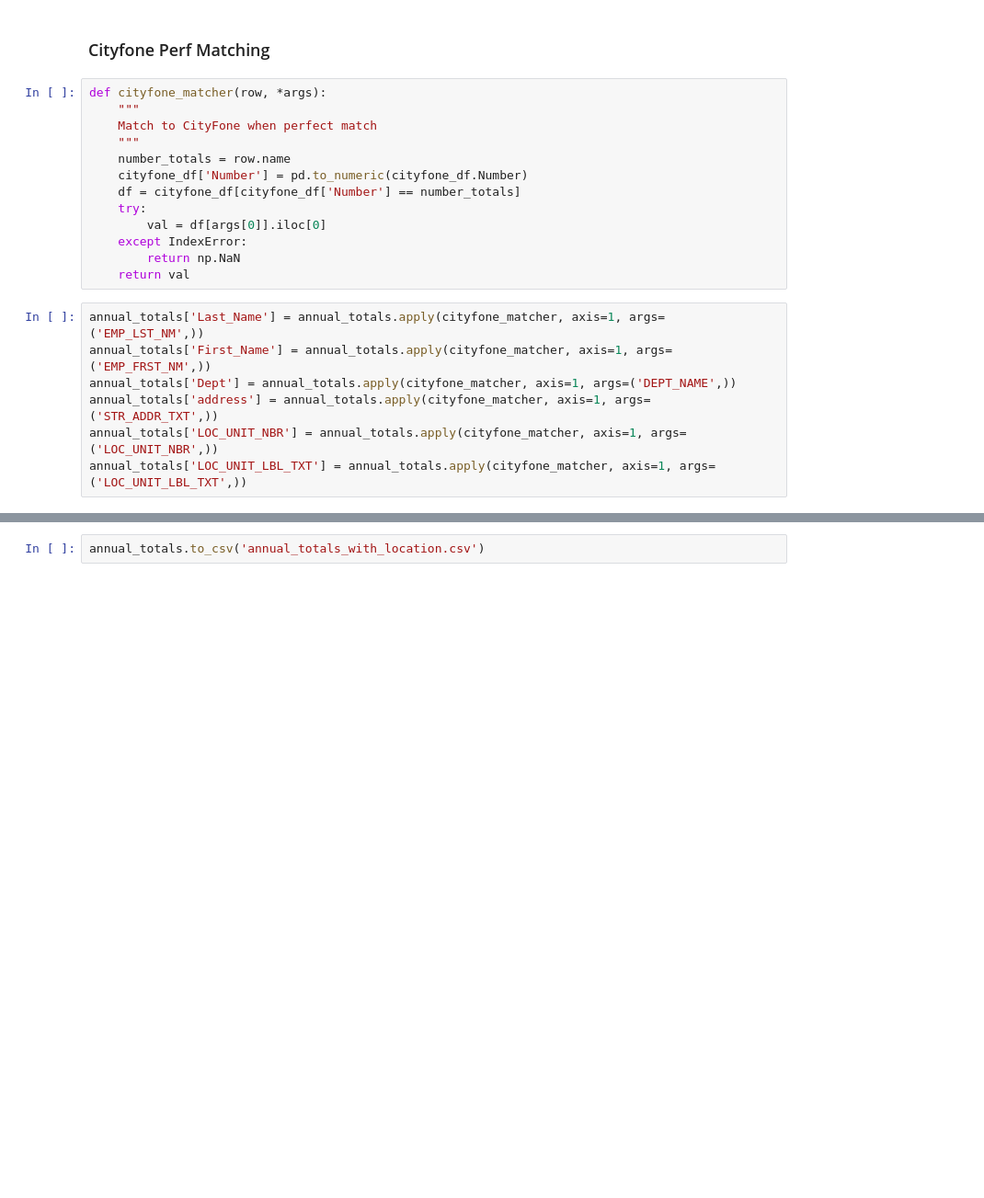
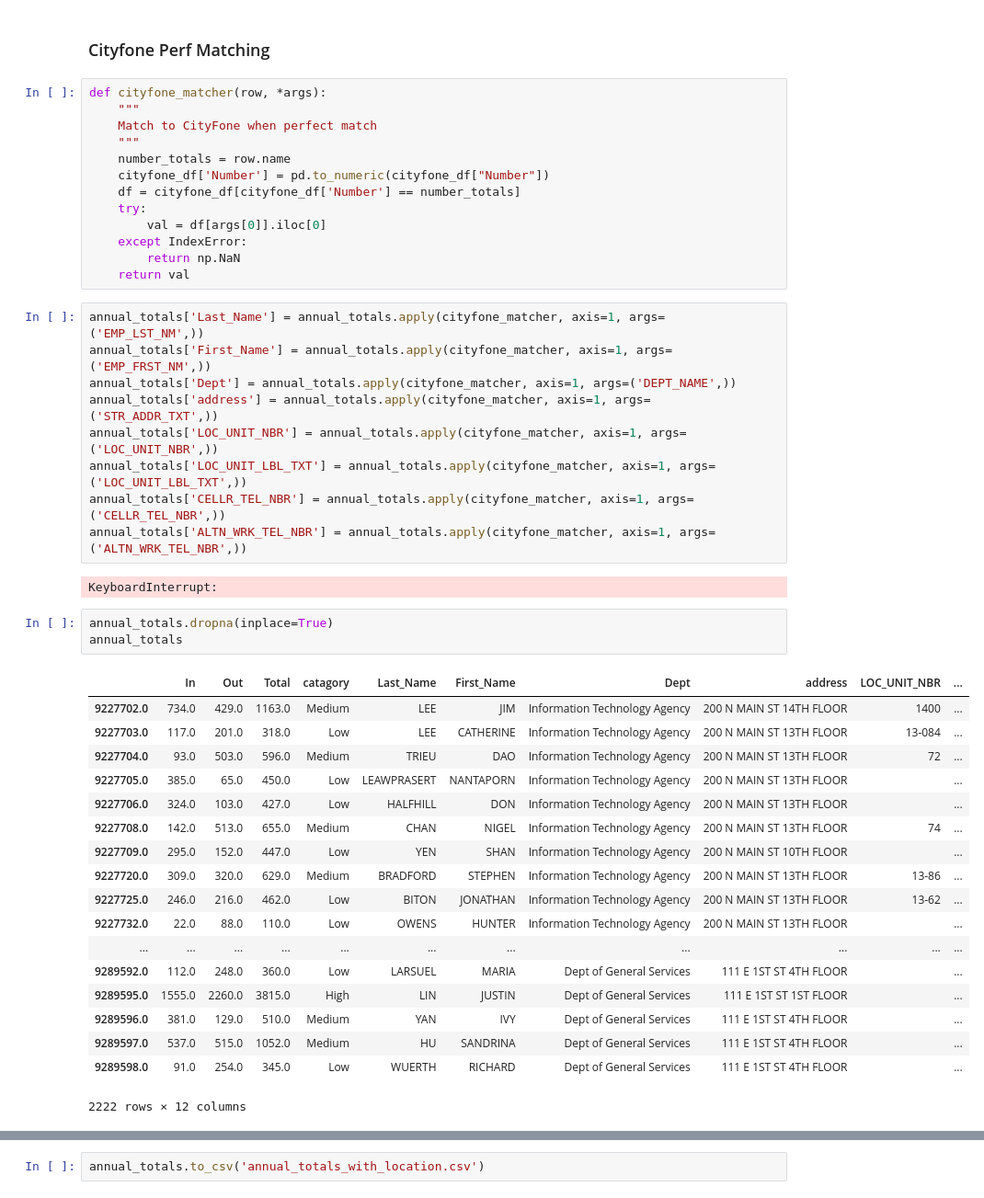
Before and after one commit to CityOfLosAngeles/pbx-analysis, a Jupyter notebook: DataCleaning.ipynb, the cells around one changed output, grey strips where cells are left out. Shown at 92% size. Saved outputs shown, nothing was run; the diff lists cells and outputs as text; blank space fills up the shorter version.

```diff
--- a/DataCleaning.ipynb
+++ b/DataCleaning.ipynb
@@ -203,7 +212,7 @@ def cityfone_matcher(row, *args):
     Match to CityFone when perfect match
     """
     number_totals = row.name
-    cityfone_df['Number'] = pd.to_numeric(cityfone_df.Number)
+    cityfone_df['Number'] = pd.to_numeric(cityfone_df["Number"])
     df = cityfone_df[cityfone_df['Number'] == number_totals]
     try:
         val = df[args[0]].iloc[0]
@@ -217,4 +226,30 @@ annual_totals['Dept'] = annual_totals.apply(cityfone_matcher, axis=1, args=('DEP
 annual_totals['address'] = annual_totals.apply(cityfone_matcher, axis=1, args=('STR_ADDR_TXT',))
 annual_totals['LOC_UNIT_NBR'] = annual_totals.apply(cityfone_matcher, axis=1, args=('LOC_UNIT_NBR',))
 annual_totals['LOC_UNIT_LBL_TXT'] = annual_totals.apply(cityfone_matcher, axis=1, args=('LOC_UNIT_LBL_TXT',))
+annual_totals['CELLR_TEL_NBR'] = annual_totals.apply(cityfone_matcher, axis=1, args=('CELLR_TEL_NBR',))
+annual_totals['ALTN_WRK_TEL_NBR'] = annual_totals.apply(cityfone_matcher, axis=1, args=('ALTN_WRK_TEL_NBR',))
+# %% [output]
+KeyboardInterrupt:
+# %%
+annual_totals.dropna(inplace=True)
+annual_totals
+# %% [output]
+|  | In | Out | Total | catagory | Last_Name | First_Name | Dept | address | LOC_UNIT_NBR | ... |
+| 9227702.0 | 734.0 | 429.0 | 1163.0 | Medium | LEE | JIM | Information Technology Agency | 200 N MAIN ST 14TH FLOOR | 1400 | ... |
+| 9227703.0 | 117.0 | 201.0 | 318.0 | Low | LEE | CATHERINE | Information Technology Agency | 200 N MAIN ST 13TH FLOOR | 13-084 | ... |
+| 9227704.0 | 93.0 | 503.0 | 596.0 | Medium | TRIEU | DAO | Information Technology Agency | 200 N MAIN ST 13TH FLOOR | 72 | ... |
+| 9227705.0 | 385.0 | 65.0 | 450.0 | Low | LEAWPRASERT | NANTAPORN | Information Technology Agency | 200 N MAIN ST 13TH FLOOR |  | ... |
+| 9227706.0 | 324.0 | 103.0 | 427.0 | Low | HALFHILL | DON | Information Technology Agency | 200 N MAIN ST 13TH FLOOR |  | ... |
+| 9227708.0 | 142.0 | 513.0 | 655.0 | Medium | CHAN | NIGEL | Information Technology Agency | 200 N MAIN ST 13TH FLOOR | 74 | ... |
+| 9227709.0 | 295.0 | 152.0 | 447.0 | Low | YEN | SHAN | Information Technology Agency | 200 N MAIN ST 10TH FLOOR |  | ... |
+| 9227720.0 | 309.0 | 320.0 | 629.0 | Medium | BRADFORD | STEPHEN | Information Technology Agency | 200 N MAIN ST 13TH FLOOR | 13-86 | ... |
+| 9227725.0 | 246.0 | 216.0 | 462.0 | Low | BITON | JONATHAN | Information Technology Agency | 200 N MAIN ST 13TH FLOOR | 13-62 | ... |
+| 9227732.0 | 22.0 | 88.0 | 110.0 | Low | OWENS | HUNTER | Information Technology Agency | 200 N MAIN ST 13TH FLOOR |  | ... |
+| ... | ... | ... | ... | ... | ... | ... | ... | ... | ... | ... |
+| 9289592.0 | 112.0 | 248.0 | 360.0 | Low | LARSUEL | MARIA | Dept of General Services | 111 E 1ST ST 4TH FLOOR |  | ... |
+| 9289595.0 | 1555.0 | 2260.0 | 3815.0 | High | LIN | JUSTIN | Dept of General Services | 111 E 1ST ST 1ST FLOOR |  | ... |
+| 9289596.0 | 381.0 | 129.0 | 510.0 | Medium | YAN | IVY | Dept of General Services | 111 E 1ST ST 4TH FLOOR |  | ... |
+| 9289597.0 | 537.0 | 515.0 | 1052.0 | Medium | HU | SANDRINA | Dept of General Services | 111 E 1ST ST 4TH FLOOR |  | ... |
+| 9289598.0 | 91.0 | 254.0 | 345.0 | Low | WUERTH | RICHARD | Dept of General Services | 111 E 1ST ST 4TH FLOOR |  | ... |
+2222 rows × 12 columns
 # %%
```
Also changed, not shown: parts of 10 cells of this notebook, 1 other file.
